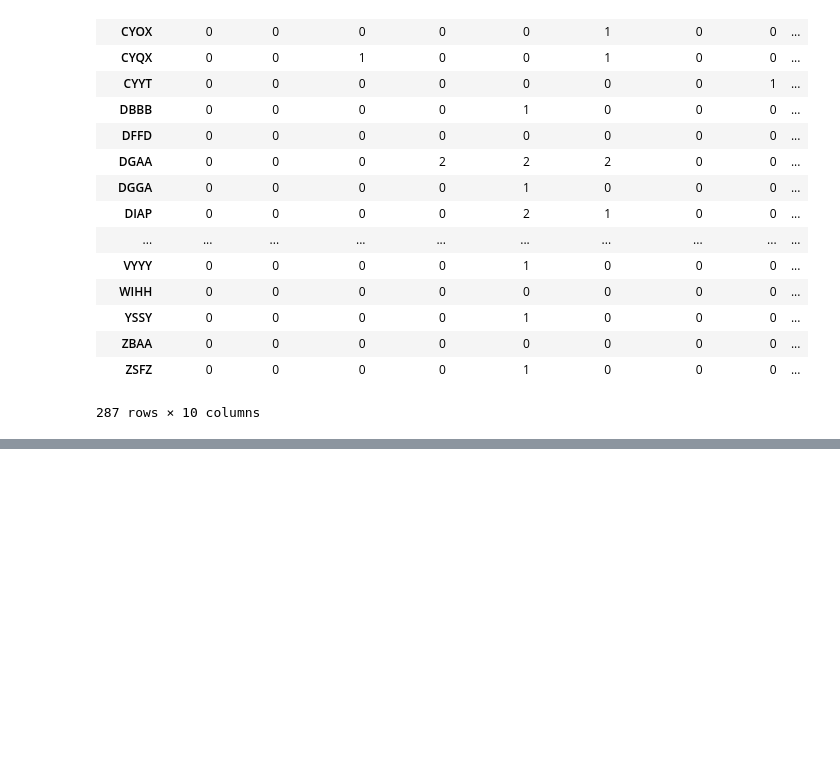
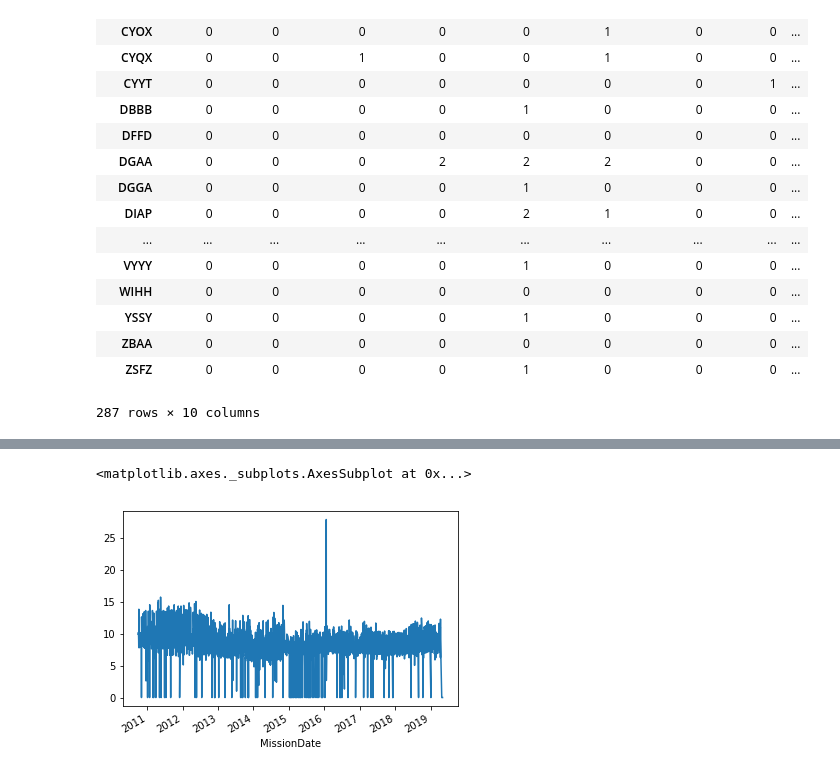
Before and after one commit to UWCHR/ice-air, a Jupyter notebook: installment2/analyze/note/missions.ipynb, the cells around one changed output, grey strips where cells are left out. Saved outputs shown, nothing was run; the diff lists cells and outputs as text; code cells hidden in the pictures; blank space fills up the shorter version.

```diff
--- a/installment2/analyze/note/missions.ipynb
+++ b/installment2/analyze/note/missions.ipynb
@@ -751,0 +817,5 @@ df.loc[df['MissionTotalCost'].idxmax()][stop_cols]
+# %%
+el_sal['msnFlightHoursActual'].plot()
+# %% [output]
+<matplotlib.axes._subplots.AxesSubplot at 0x...>
+[figure, added]
```
Also changed, not shown: parts of 17 cells of this notebook, 8 other files.
